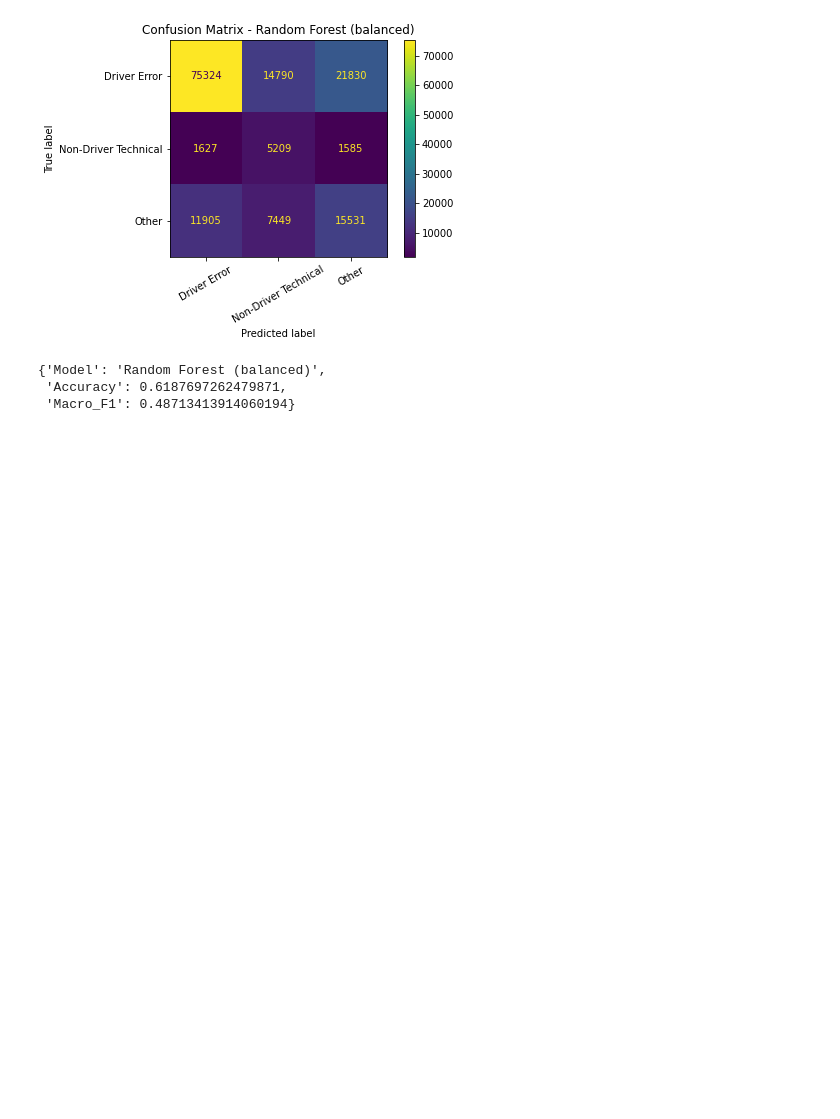
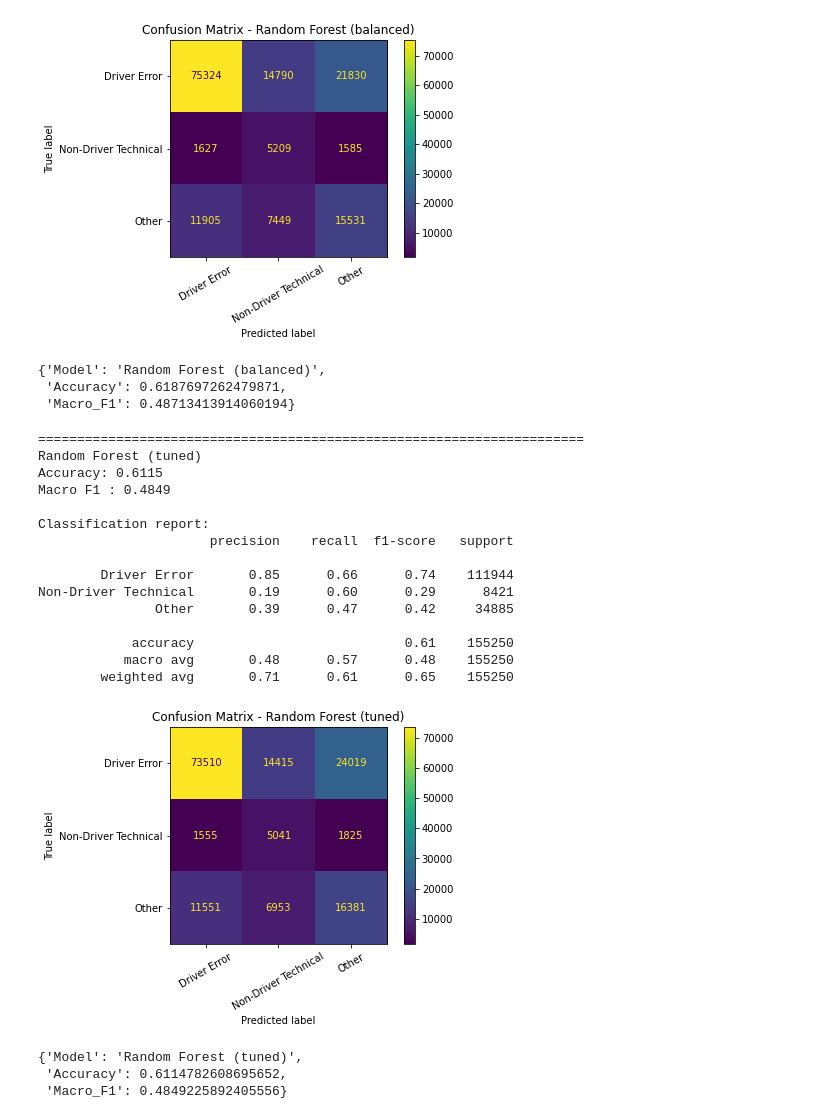
Before and after one commit to hellenmureithi/Phase_4_project, a Jupyter notebook: Notebooks/fredrick.ipynb, the cells around one changed output. Drawn from its saved outputs; the diff is of its cells as text; code cells hidden in the pictures; blank space fills up the shorter version.

```diff
--- a/Notebooks/fredrick.ipynb
+++ b/Notebooks/fredrick.ipynb
@@ -465,3 +516,43 @@ Non-Driver Technical       0.19      0.62      0.29      8421
 {'Model': 'Random Forest (balanced)',
  'Accuracy': 0.6187697262479871,
  'Macro_F1': 0.48713413914060194}
+# %%
+# --- Tuned Random Forest
+from sklearn.ensemble import RandomForestClassifier
+from sklearn.pipeline import Pipeline
+
+rf_pipe_tuned = Pipeline(steps=[
+    ("preprocess", preprocessor),
+    ("model", RandomForestClassifier(
+        n_estimators=200,
+        max_depth=10,
+        min_samples_leaf=100,
+        max_features=0.3,
+        bootstrap=True,
+        class_weight="balanced_subsample",
+        n_jobs=-1,
+        random_state=42
+    ))
+])
+
+evaluate("Random Forest (tuned)", rf_pipe_tuned)
+# %% [output]
+======================================================================
+Random Forest (tuned)
+Accuracy: 0.6115
+Macro F1 : 0.4849
+
+Classification report:
+                      precision    recall  f1-score   support
+
+        Driver Error       0.85      0.66      0.74    111944
+Non-Driver Technical       0.19      0.60      0.29      8421
+               Other       0.39      0.47      0.42     34885
+
+            accuracy                           0.61    155250
+           macro avg       0.48      0.57      0.48    155250
+        weighted avg       0.71      0.61      0.65    155250
+[figure, added]
+{'Model': 'Random Forest (tuned)',
+ 'Accuracy': 0.6114782608695652,
+ 'Macro_F1': 0.4849225892405556}
```
Also changed, not shown: parts of 18 cells of this notebook.
